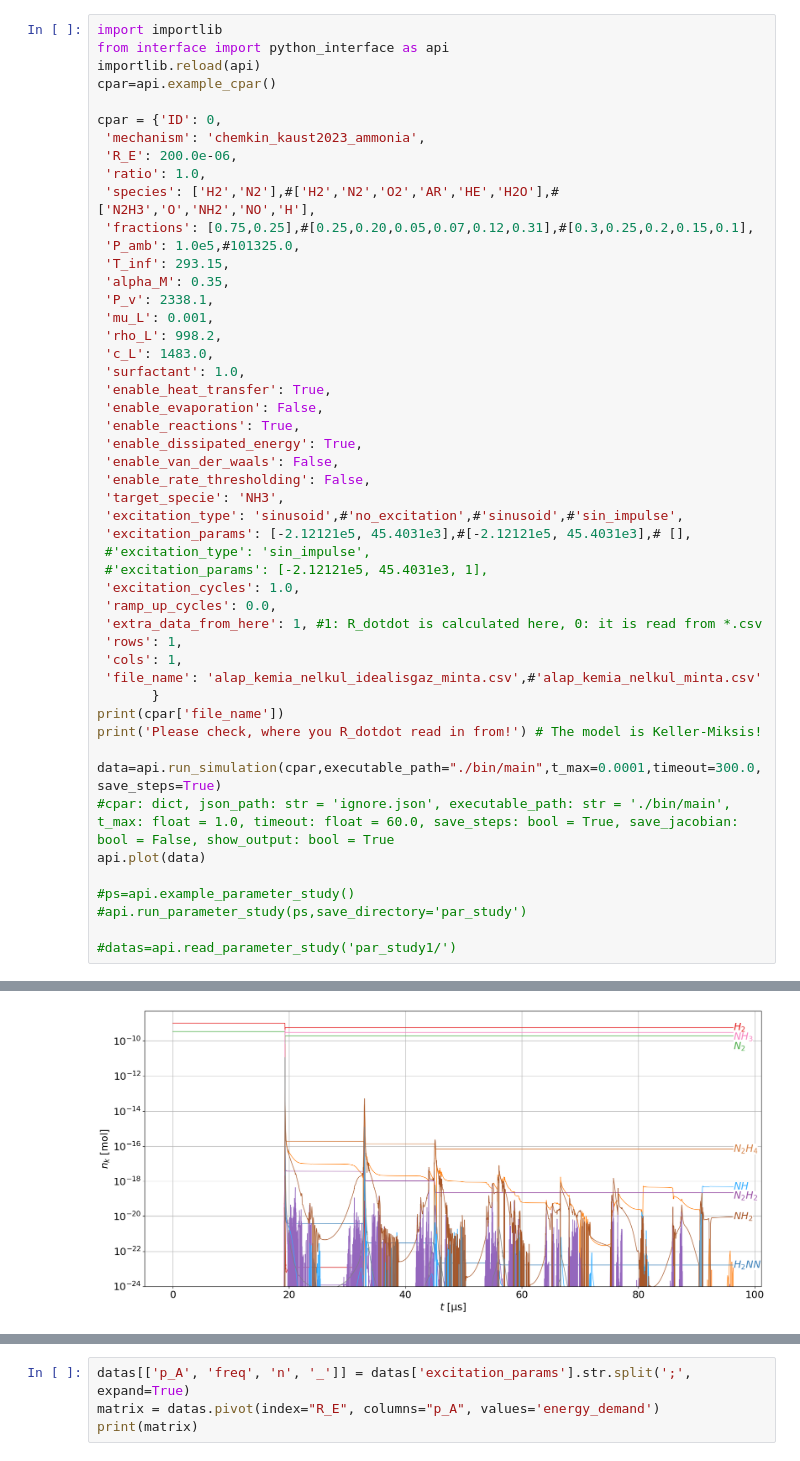
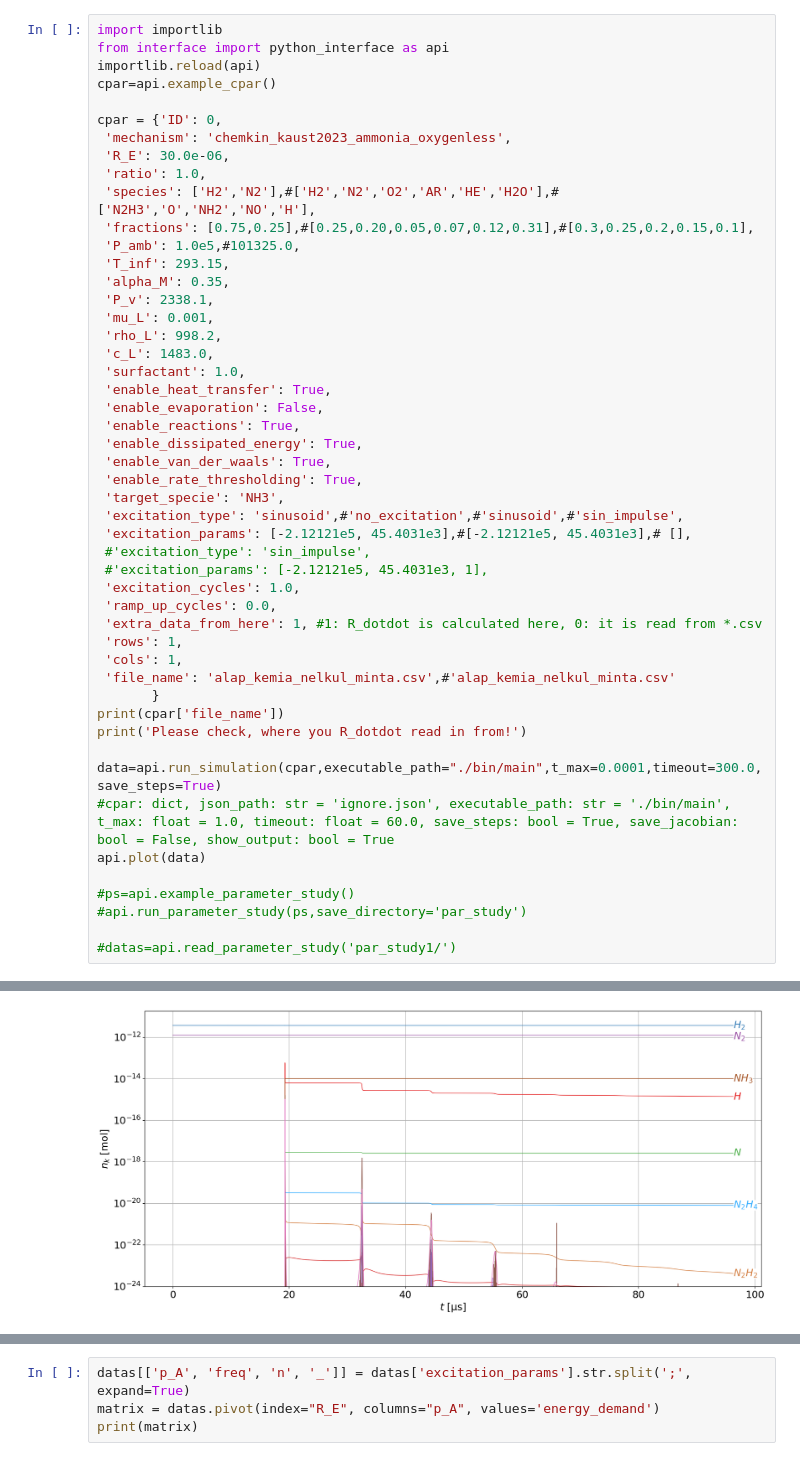
Before and after one commit to kozakaron/Bubble_dynamics_simulation_CPP, a Jupyter notebook: python_run.ipynb, the cells around one changed output, grey strips where cells are left out. Cells and saved outputs as stored; diff of their text form.

Commit message:
Small patches in the parameters: ultrasonic excitation, heat transfer+vdW equation+reaction rate limits on

```diff
--- a/python_run.ipynb
+++ b/python_run.ipynb
@@ -5,8 +5,8 @@ importlib.reload(api)
 cpar=api.example_cpar()
 
 cpar = {'ID': 0,
- 'mechanism': 'chemkin_kaust2023_ammonia',
- 'R_E': 200.0e-06,
+ 'mechanism': 'chemkin_kaust2023_ammonia_oxygenless',
+ 'R_E': 30.0e-06,
  'ratio': 1.0,
  'species': ['H2','N2'],#['H2','N2','O2','AR','HE','H2O'],#['N2H3','O','NH2','NO','H'],
  'fractions': [0.75,0.25],#[0.25,0.20,0.05,0.07,0.12,0.31],#[0.3,0.25,0.2,0.15,0.1],
@@ -22,8 +22,8 @@ cpar = {'ID': 0,
  'enable_evaporation': False,
  'enable_reactions': True,
  'enable_dissipated_energy': True,
- 'enable_van_der_waals': False,
- 'enable_rate_thresholding': False,
+ 'enable_van_der_waals': True,
+ 'enable_rate_thresholding': True,
  'target_specie': 'NH3',
  'excitation_type': 'sinusoid',#'no_excitation',#'sinusoid',#'sin_impulse',
  'excitation_params': [-2.12121e5, 45.4031e3],#[-2.12121e5, 45.4031e3],# [],
@@ -34,10 +34,10 @@ cpar = {'ID': 0,
  'extra_data_from_here': 1, #1: R_dotdot is calculated here, 0: it is read from *.csv
  'rows': 1,
  'cols': 1,
- 'file_name': 'alap_kemia_nelkul_idealisgaz_minta.csv',#'alap_kemia_nelkul_minta.csv'
+ 'file_name': 'alap_kemia_nelkul_minta.csv',#'alap_kemia_nelkul_minta.csv'
        }
 print(cpar['file_name'])
-print('Please check, where you R_dotdot read in from!') # The model is Keller-Miksis!
+print('Please check, where you R_dotdot read in from!')
 
 data=api.run_simulation(cpar,executable_path="./bin/main",t_max=0.0001,timeout=300.0,save_steps=True)
 #cpar: dict, json_path: str = 'ignore.json', executable_path: str = './bin/main', t_max: float = 1.0, timeout: float = 60.0, save_steps: bool = True, save_jacobian: bool = False, show_output: bool = True
@@ -59 +61 @@ Please check, where you R_dotdot read in from!
-[figure, old version]
+[figure, new version]
```
Also changed, not shown: parts of 2 cells of this notebook, 5 other files.
